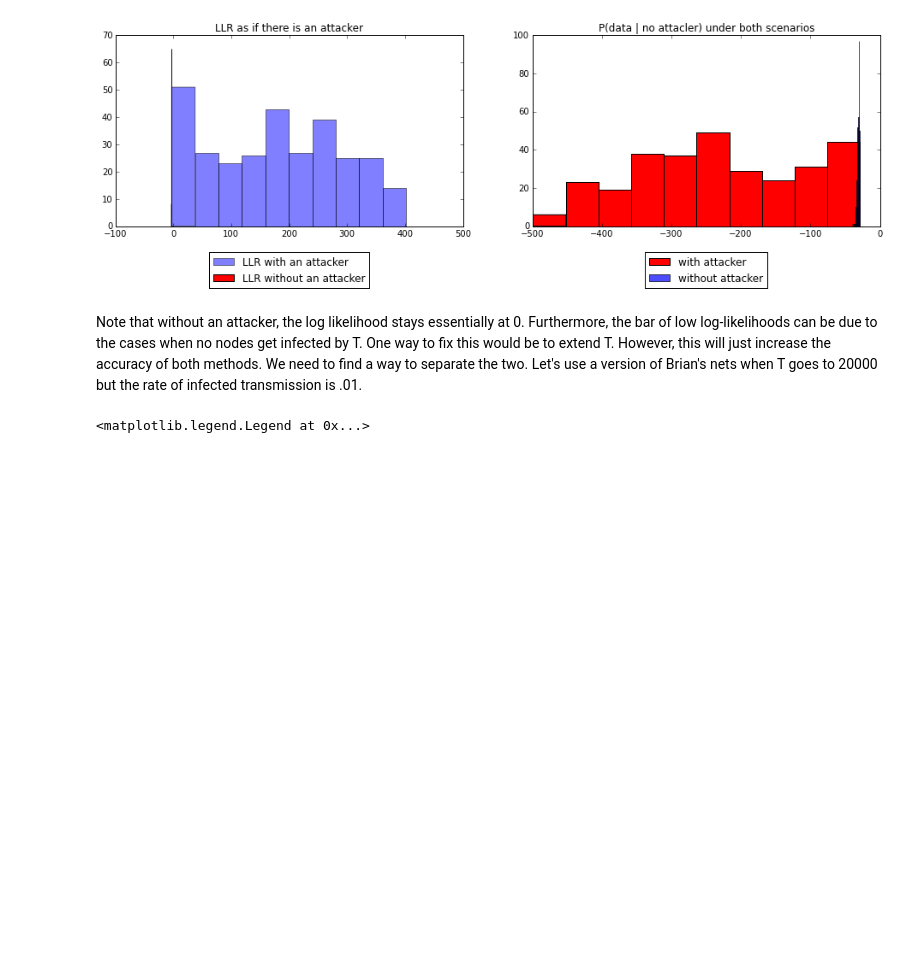
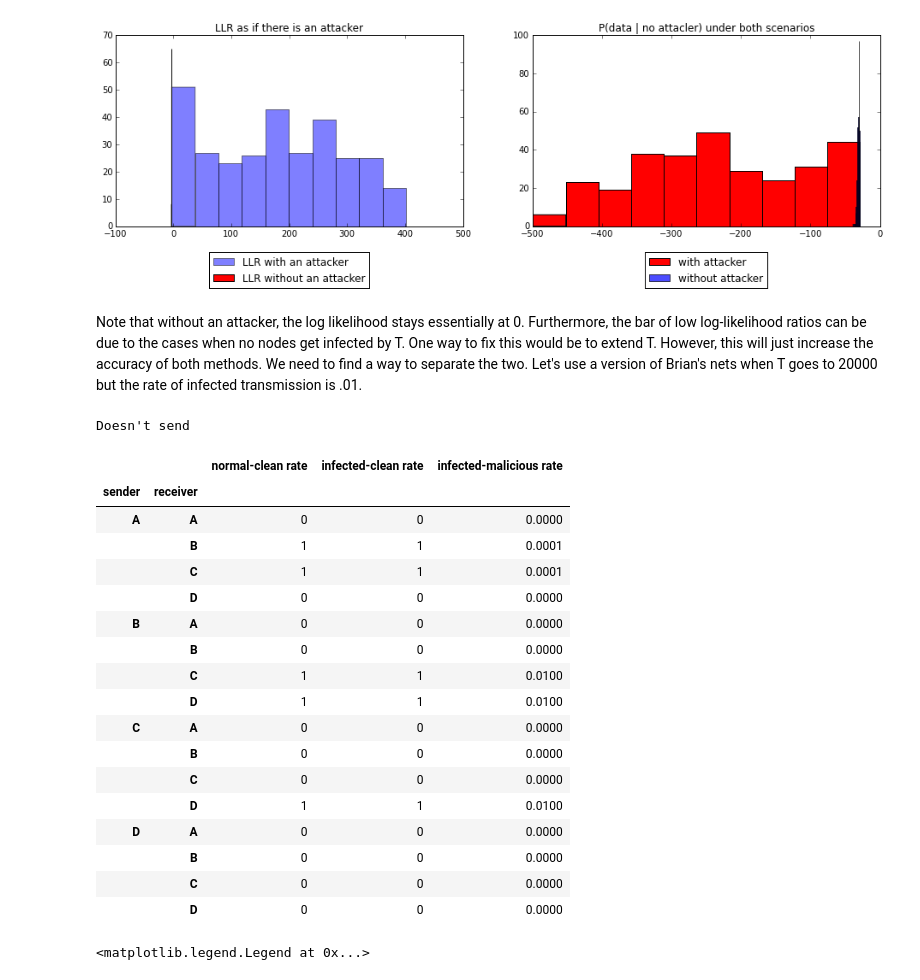
Before and after one commit to j-grana6/SFT-Nets, a Jupyter notebook: python/roc.ipynb, the cells around one changed output. Cells and saved outputs as stored; diff of their text form; code cells hidden in the pictures; blank space fills up the shorter version.

```diff
--- a/python/roc.ipynb
+++ b/python/roc.ipynb
@@ -241,7 +251,7 @@ fig.set_size_inches(16,4)
 # %% [output]
 [figure]
 # %% [markdown]
-Note that without an attacker, the log likelihood stays essentially at 0.  Furthermore, the bar of low log-likelihoods can be due to the cases when no nodes get infected by T.  One way to fix this would be to extend T.  However, this will just increase the accuracy of both methods.  We need to find a way to separate the two.  Let's use a version of Brian's nets when T goes to 20000 but the rate of infected transmission is .01.
+Note that without an attacker, the log likelihood stays essentially at 0.  Furthermore, the bar of low log-likelihood ratios can be due to the cases when no nodes get infected by T.  One way to fix this would be to extend T.  However, this will just increase the accuracy of both methods.  We need to find a way to separate the two.  Let's use a version of Brian's nets when T goes to 20000 but the rate of infected transmission is .01.
 # %%
 A = SFT('A', ['normal', 'infected'], ['B', 'C'],
       {'B':np.array([[1, 0], [1, 1/10000.]]),
@@ -262,6 +272,29 @@ D = SFT('D', ['normal', 'infected'], [], {}, [], 'internal')
 
 nodes = [A, B, C, D]
 modified_brian = SFTNet(nodes)
+# %%
+rates = gen_trans_frame(modified_brian)
+HTML(rates.to_html())
+# %% [output]
+Doesn't send
+|  |  | normal-clean rate | infected-clean rate | infected-malicious rate |
+| sender | receiver |  |  |  |
+| A | A | 0 | 0 | 0.0000 |
+|  | B | 1 | 1 | 0.0001 |
+|  | C | 1 | 1 | 0.0001 |
+|  | D | 0 | 0 | 0.0000 |
+| B | A | 0 | 0 | 0.0000 |
+|  | B | 0 | 0 | 0.0000 |
+|  | C | 1 | 1 | 0.0100 |
+|  | D | 1 | 1 | 0.0100 |
+| C | A | 0 | 0 | 0.0000 |
+|  | B | 0 | 0 | 0.0000 |
+|  | C | 0 | 0 | 0.0000 |
+|  | D | 1 | 1 | 0.0100 |
+| D | A | 0 | 0 | 0.0000 |
+|  | B | 0 | 0 | 0.0000 |
+|  | C | 0 | 0 | 0.0000 |
+|  | D | 0 | 0 | 0.0000 |
 # %%
 percore = 50
 s1 = {'A': 'infected', 'B': 'normal', 'C': 'normal', 'D': 'normal'}
```
Also changed, not shown: parts of 22 cells of this notebook, 1 other file.
